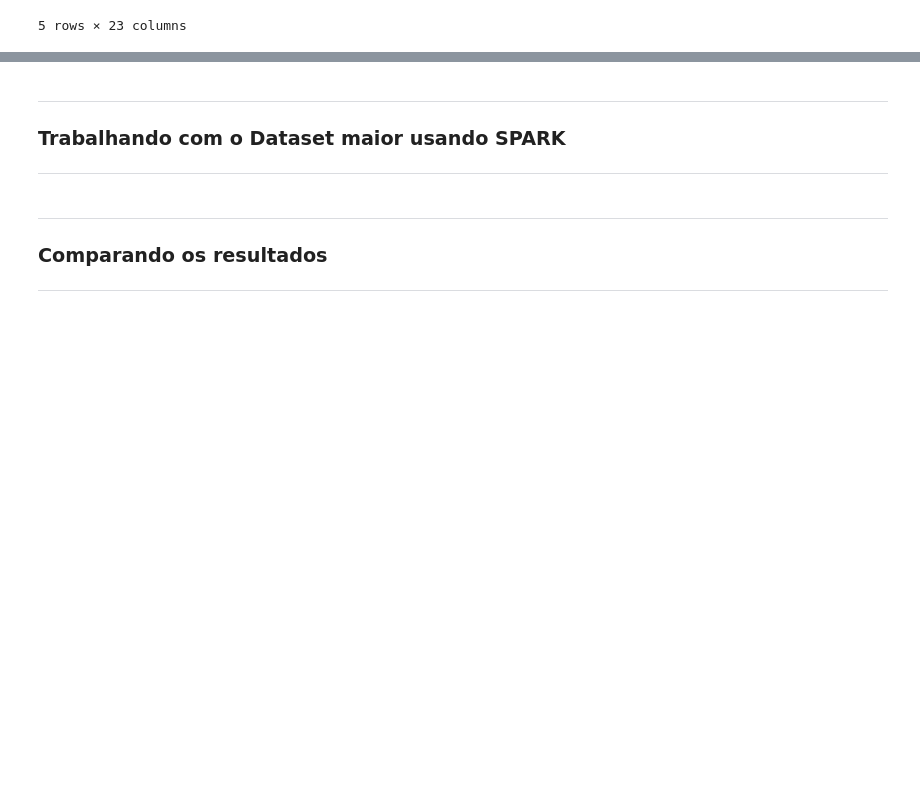
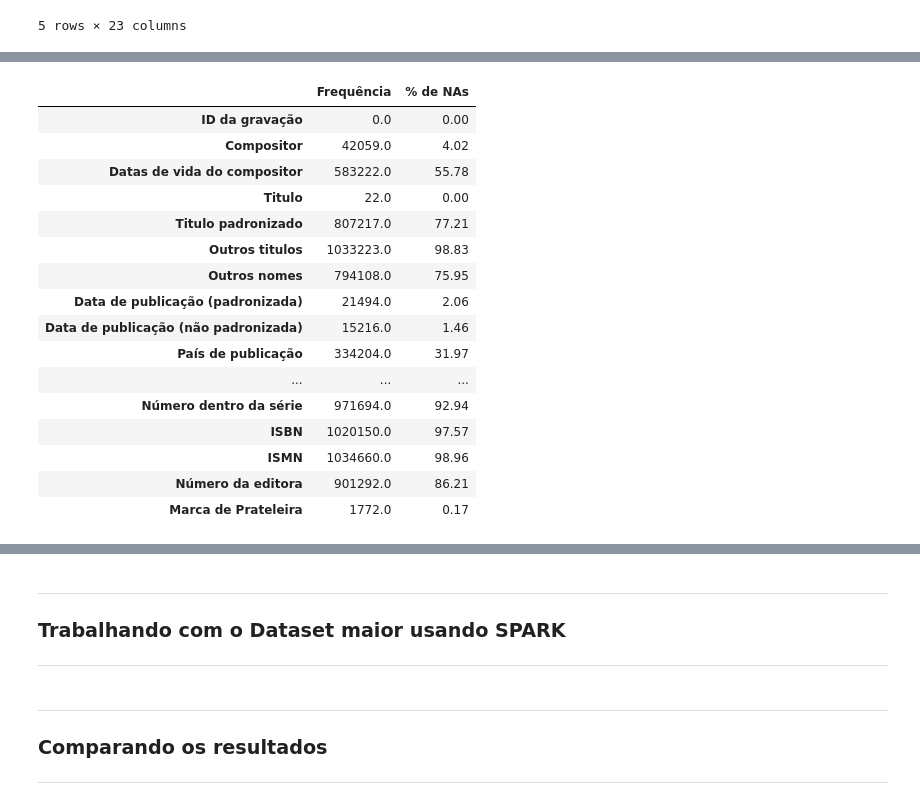
Before and after one commit to GuilhermeKotchergenko/santandercoders_bigdata1_project, a Jupyter notebook: Trabalho pandas X spark .ipynb, the cells around one changed output, grey strips where cells are left out. Saved outputs shown, nothing was run; the diff lists cells and outputs as text; code cells hidden in the pictures; blank space fills up the shorter version.

```diff
--- a/Trabalho pandas X spark .ipynb
+++ b/Trabalho pandas X spark .ipynb
@@ -153,3 +170,11 @@ Wall time: 0 ns
 | 3 | 1825532 | NaN | NaN | Istituzioni e monumenti dell'arte... | NaN | NaN | ... |
 | 4 | 2225270 | Chapman, Mary, (Musician) | NaN | Eight ball studies suitable for u... | NaN | NaN | ... |
 5 rows × 23 columns
+# %%
+# Contagem/% de valores nulos no dataframe
+
+%time frequencia = musicas.isna().sum()
+%time percentual_na = round((musicas.isna().sum() / len(musicas))*100, 2)
+%time valores_na = pd.DataFrame([frequencia, percentual_na]).transpose().rename(columns={0:'Frequência', 1:'% de NAs'})
+valores_na
+# %% [output]
@@ -156 +187,18 @@ Wall time: 0 ns
+|  | Frequência | % de NAs |
+| ID da gravação | 0.0 | 0.00 |
+| Compositor | 42059.0 | 4.02 |
+| Datas de vida do compositor | 583222.0 | 55.78 |
+| Titulo | 22.0 | 0.00 |
+| Titulo padronizado | 807217.0 | 77.21 |
+| Outros titulos | 1033223.0 | 98.83 |
+| Outros nomes | 794108.0 | 75.95 |
+| Data de publicação (padronizada) | 21494.0 | 2.06 |
+| Data de publicação (não padronizada) | 15216.0 | 1.46 |
+| País de publicação | 334204.0 | 31.97 |
+| ... | ... | ... |
+| Número dentro da série | 971694.0 | 92.94 |
+| ISBN | 1020150.0 | 97.57 |
+| ISMN | 1034660.0 | 98.96 |
+| Número da editora | 901292.0 | 86.21 |
+| Marca de Prateleira | 1772.0 | 0.17 |
 # %%
```
Also changed, not shown: parts of 7 cells of this notebook.
